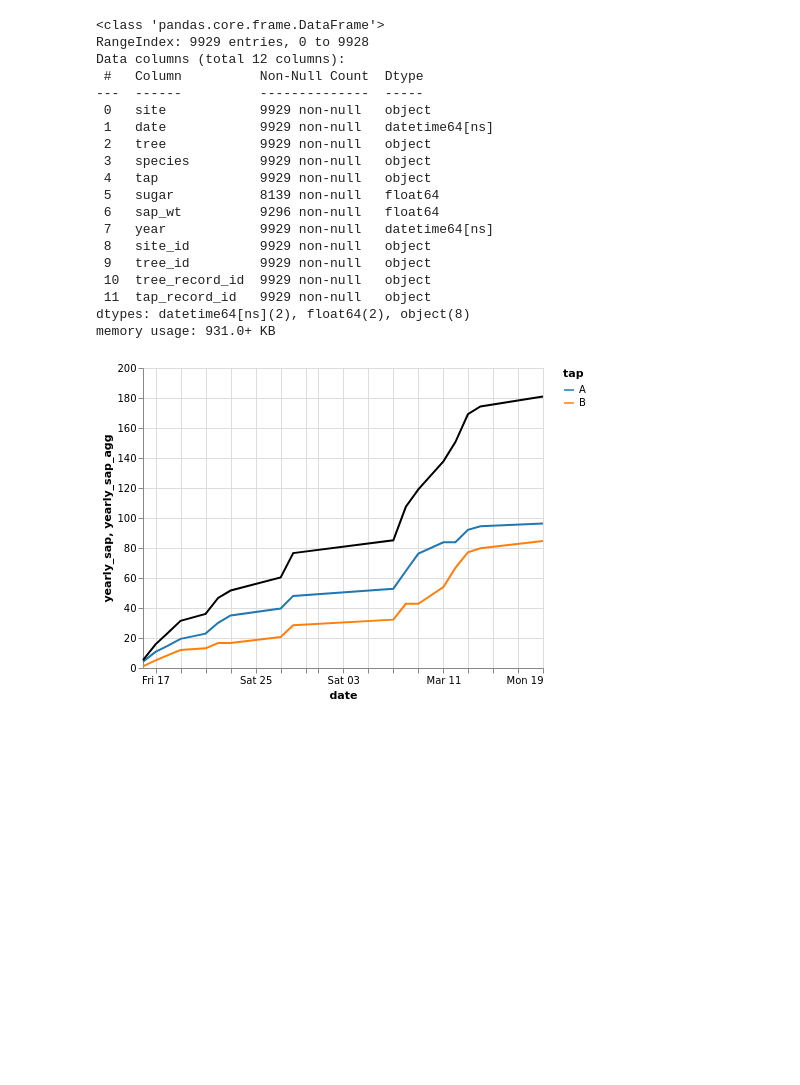
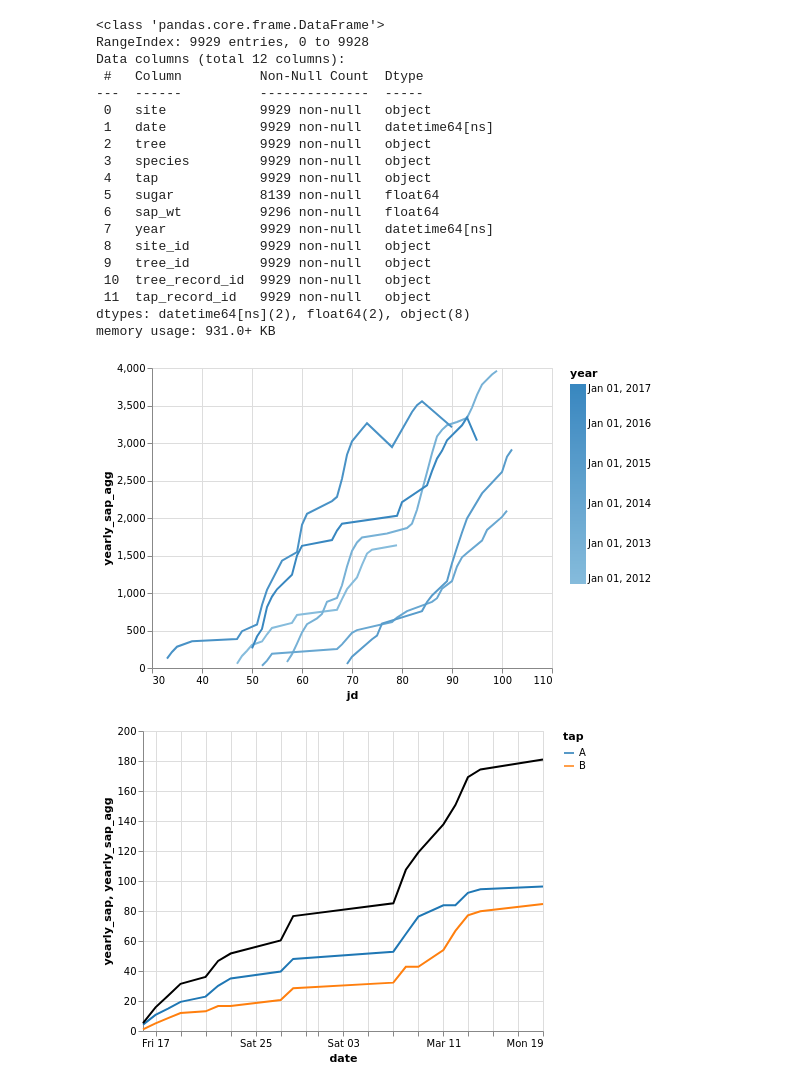
Before and after one commit to spentelow/sapflow, a Jupyter notebook: src/rough_analysis_vis.ipynb, the cells around one changed output. Cells and saved outputs as stored; diff of their text form; code cells hidden in the pictures; blank space fills up the shorter version.

```diff
--- a/analysis.ipynb
+++ b/src/rough_analysis_vis.ipynb
@@ -34,6 +34,7 @@ memory usage: 931.0+ KB
 # %%
 stinson2019_df["jd"] = pd.DatetimeIndex(stinson2019_df["date"]).dayofyear
 stinson2019_df["year_int"] = pd.DatetimeIndex(stinson2019_df["year"]).year
+stinson2019_df["sugar_wt"] = stinson2019_df["sugar"]/100 * stinson2019_df["sap_wt"]
 stinson2019_df["yearly_sap"] = np.nan
 stinson2019_df["yearly_sugar"] = np.nan
 stinson2019_df['tree_tap'] = stinson2019_df['tree']+ '_' + stinson2019_df['tap']
@@ -69,7 +70,7 @@ for year in stinson2019_df["year_int"].unique():
                         [
                             yearly_sugar,
                             stinson2019_df.loc[measurement, "sap_wt"]
-                            * stinson2019_df.loc[measurement, "sugar"],
+                            * stinson2019_df.loc[measurement, "sugar"]/100,
                         ]
                     )
                     stinson2019_df.loc[measurement, "yearly_sap"] = yearly_sap
@@ -108,6 +109,21 @@ b = alt.Chart(
     yearly_sap_agg='sum(yearly_sap)',
     groupby=['date']
 )
+# %%
+alt.Chart(
+    stinson2019_df[
+        (stinson2019_df["site_id"] == "HF")
+    ]
+).mark_line(color='black').encode(
+    y="yearly_sap_agg:Q",
+    x="jd",
+    color = 'year'
+).transform_aggregate(
+    yearly_sap_agg='sum(yearly_sap)',
+    groupby=['jd', 'year']
+)
+# %% [output]
+[figure, added]
 # %%
 a+b
 # %% [output]
```
Also changed, not shown: parts of 2 cells of this notebook.
